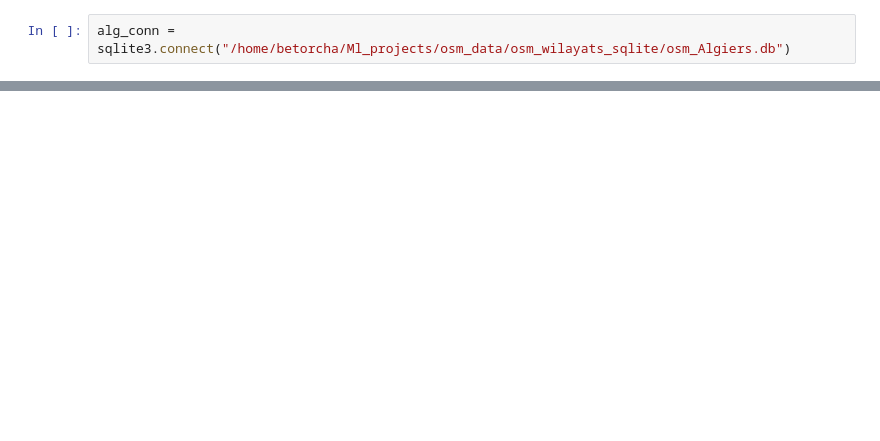
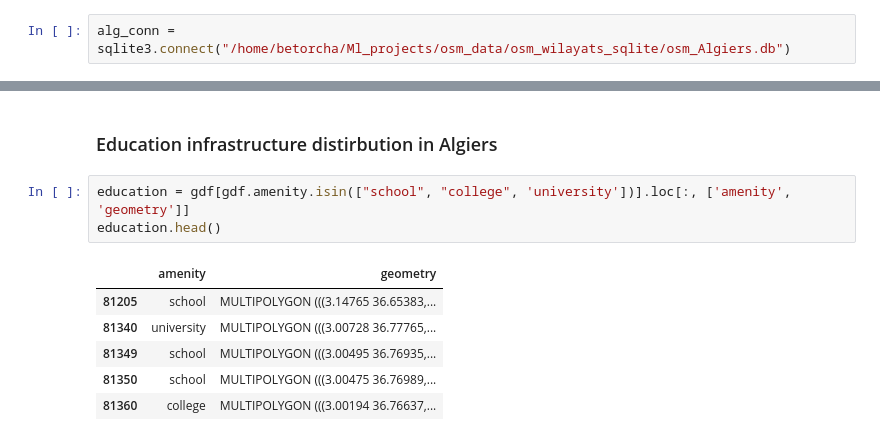
Before and after one commit to Quantaki/osm_data, a Jupyter notebook: Notebooks/eda.ipynb, the cells around one changed output, grey strips where cells are left out. Cells and saved outputs as stored; diff of their text form; blank space fills up the shorter version.

```diff
--- a/Notebooks/eda.ipynb
+++ b/Notebooks/eda.ipynb
@@ -78,0 +63,12 @@ Name: other_tags, Length: 428598, dtype: object
+# %% [markdown]
+### Education infrastructure distirbution in Algiers
+# %%
+education = gdf[gdf.amenity.isin(["school", "college", 'university'])].loc[:, ['amenity', 'geometry']]
+education.head()
+# %% [output]
+|  | amenity | geometry |
+| 81205 | school | MULTIPOLYGON (((3.14765 36.65383,... |
+| 81340 | university | MULTIPOLYGON (((3.00728 36.77765,... |
+| 81349 | school | MULTIPOLYGON (((3.00495 36.76935,... |
+| 81350 | school | MULTIPOLYGON (((3.00475 36.76989,... |
+| 81360 | college | MULTIPOLYGON (((3.00194 36.76637,... |
```
Also changed, not shown: parts of 19 cells of this notebook.
